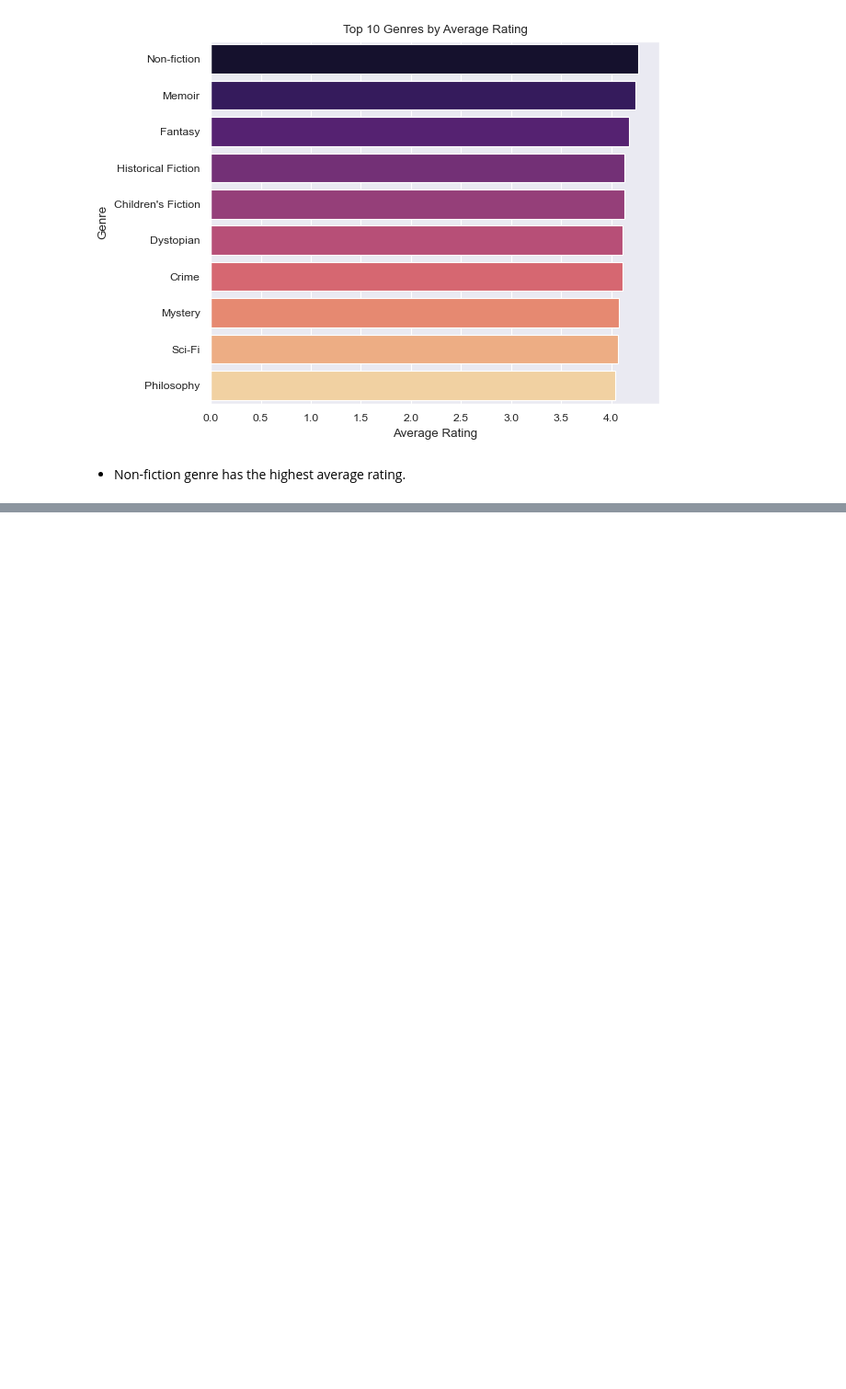
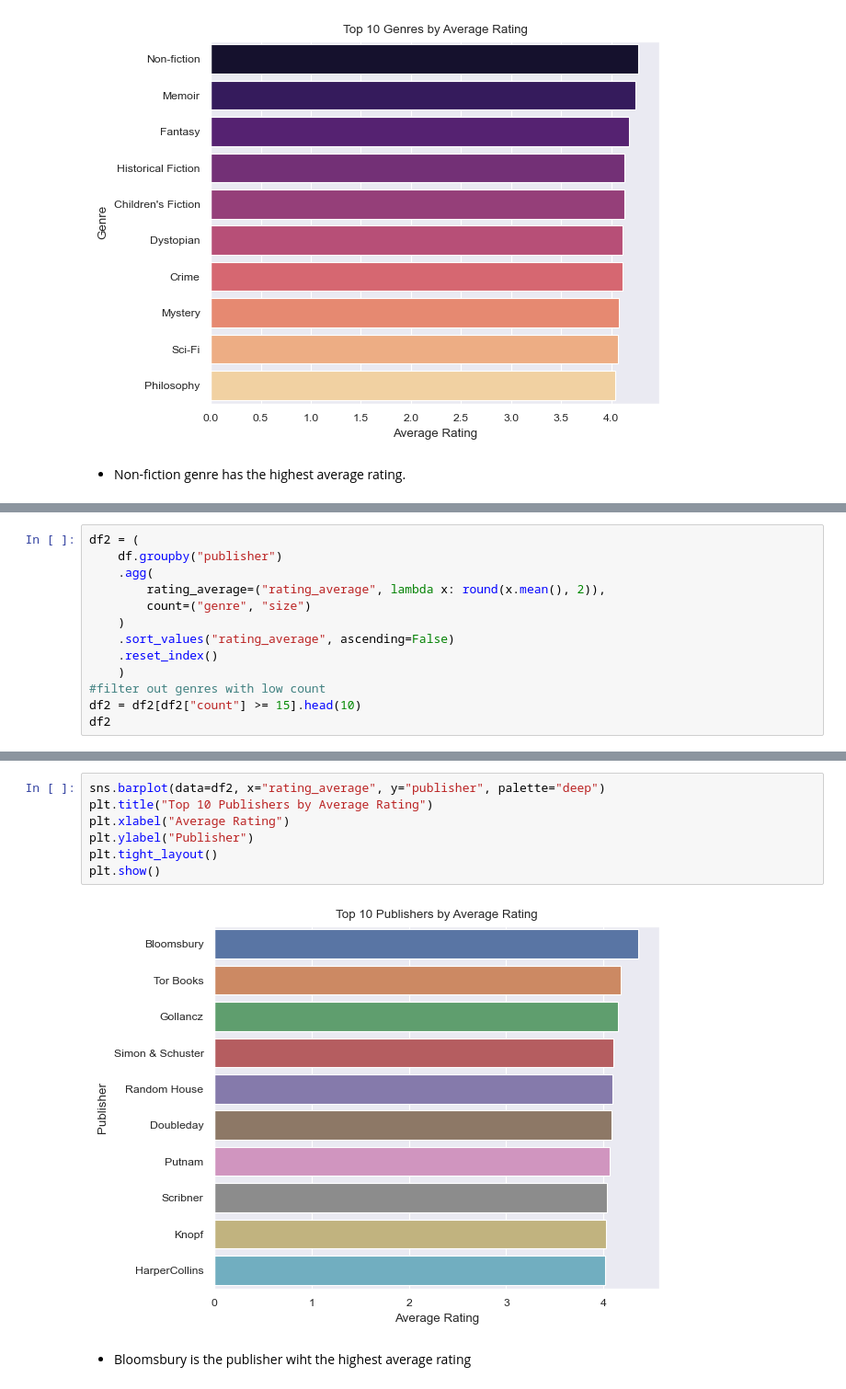
Before and after one commit to mo-chabane-tech/Data-Notebooks-And-Dashboards, a Jupyter notebook: Popular Books For Exchanging/Data Analysis Template.ipynb, the cells around one changed output, grey strips where cells are left out. Shown at 92% size. Drawn from its saved outputs; the diff is of its cells as text; blank space fills up the shorter version.

Commit message:
feat: visualize top 10 publishers by average rating.

```diff
--- a/Popular Books For Exchanging/Data Analysis Template.ipynb
+++ b/Popular Books For Exchanging/Data Analysis Template.ipynb
@@ -230,0 +233,13 @@ plt.show()
+# %%
+df2 = (
+    df.groupby("publisher")
+    .agg(
+        rating_average=("rating_average", lambda x: round(x.mean(), 2)),
+        count=("genre", "size")
+    )
+    .sort_values("rating_average", ascending=False)
+    .reset_index()
+    )
+#filter out genres with low count
+df2 = df2[df2["count"] >= 15].head(10)
+df2
@@ -230,0 +258,11 @@ plt.show()
+# %%
+sns.barplot(data=df2, x="rating_average", y="publisher", palette="deep")
+plt.title("Top 10 Publishers by Average Rating")
+plt.xlabel("Average Rating")
+plt.ylabel("Publisher")
+plt.tight_layout()
+plt.show()
+# %% [output]
+[figure, added]
+# %% [markdown]
+- Bloomsbury is the publisher wiht the highest average rating
```
Also changed, not shown: parts of 2 cells of this notebook.
